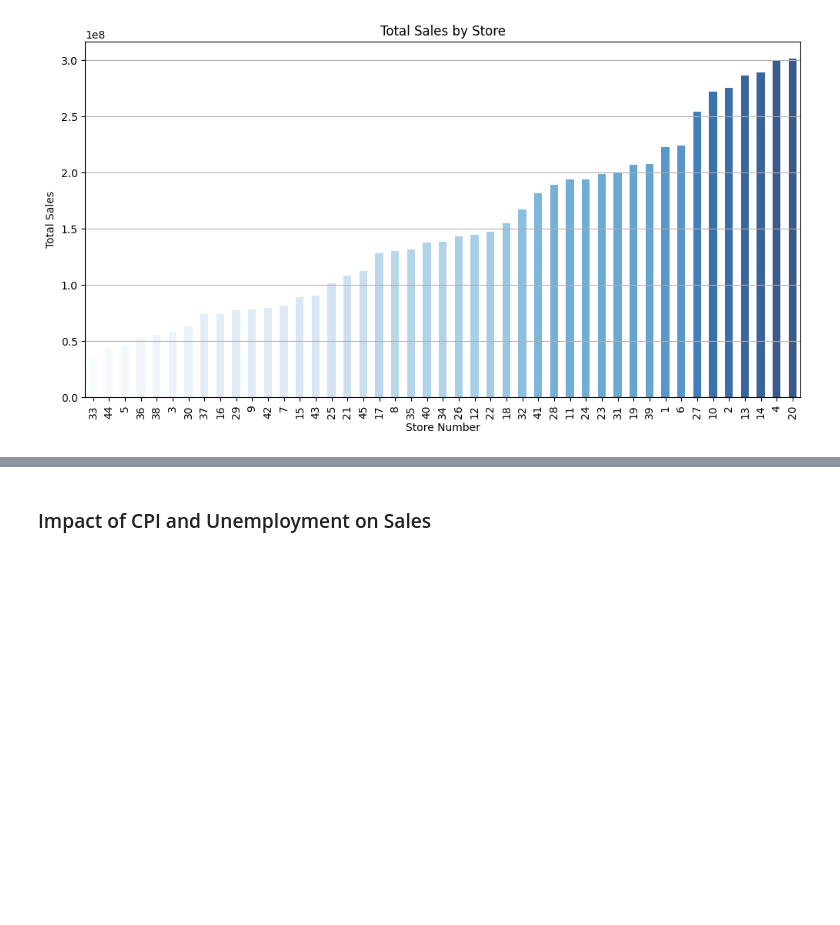
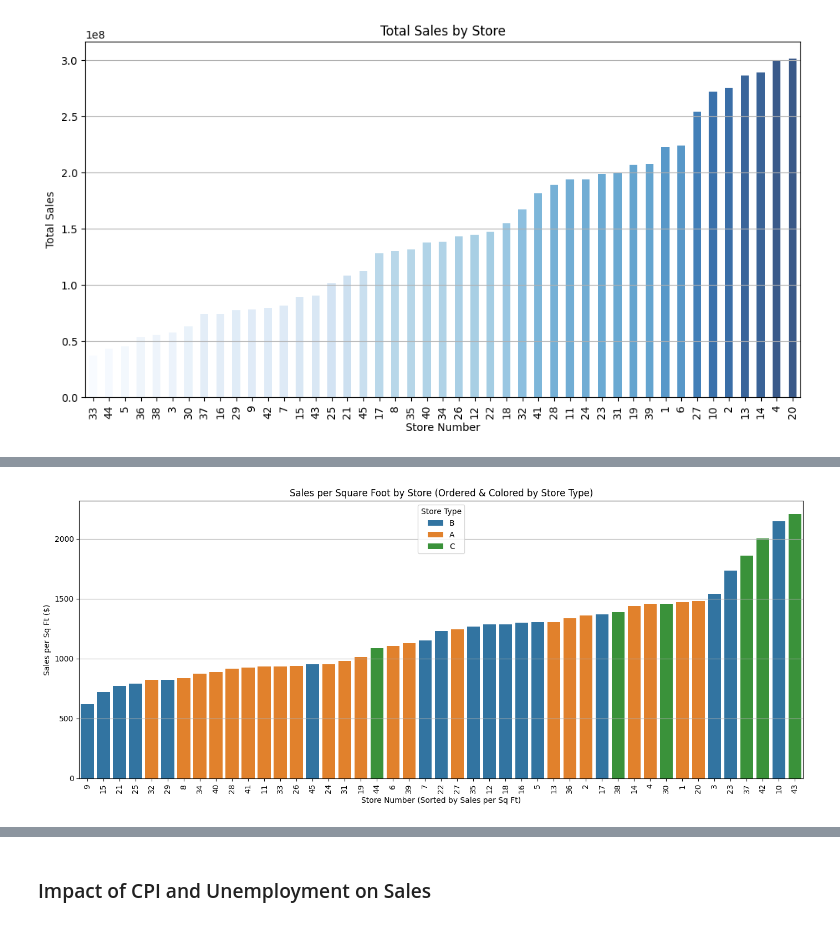
Before and after one commit to johnpospisil/walmart-sales, a Jupyter notebook: forecasting-walmart-sales.ipynb, the cells around one changed output, grey strips where cells are left out. Cells and saved outputs as stored; diff of their text form; code cells hidden in the pictures; blank space fills up the shorter version.

Commit message:
Add secondary visualizations.

```diff
--- a/forecasting-walmart-sales.ipynb
+++ b/forecasting-walmart-sales.ipynb
@@ -586,6 +586,10 @@ train = train.merge(stores, on="Store", how="left")
 # %%
 # Merge train with features on Store and Date
 train = train.merge(features, on=["Store", "Date"], how="left")
+# %%
+train_efficiency = train.groupby('Store', as_index=False)['Weekly_Sales'].sum()
+train_efficiency = train_efficiency.merge(stores[['Store', 'Size']], on='Store')
+train['Sales_per_sqft'] = train_efficiency['Weekly_Sales'] / train_efficiency['Size']
 # %%
 stores.head()
 # %% [output]
@@ -696,0 +714,37 @@ Observations:
+# %%
+import matplotlib.pyplot as plt
+import seaborn as sns
+
+# Step 1: Aggregate total sales and get unique store info
+store_summary = (
+    train.groupby("Store", as_index=False)
+         .agg({
+             "Weekly_Sales": "sum",
+             "Size": "first",
+             "Type": "first"
+         })
+)
+
+# Step 2: Calculate sales per square foot
+store_summary["Sales_per_sqft"] = store_summary["Weekly_Sales"] / store_summary["Size"]
+
+# Step 3: Sort by Sales_per_sqft and convert Store to categorical for ordered plotting
+store_summary.sort_values("Sales_per_sqft", inplace=True)
+store_summary["Store"] = store_summary["Store"].astype(str)  # Convert to string for better x-tick labels
+store_summary["Store"] = pd.Categorical(store_summary["Store"], categories=store_summary["Store"], ordered=True)
+
+# Step 4: Plot with sorted x-axis
+plt.figure(figsize=(14,6))
+sns.barplot(data=store_summary, x="Store", y="Sales_per_sqft", hue="Type", dodge=False)
+
+# Format plot
+plt.title("Sales per Square Foot by Store (Ordered & Colored by Store Type)")
+plt.xlabel("Store Number (Sorted by Sales per Sq Ft)")
+plt.ylabel("Sales per Sq Ft ($)")
+plt.xticks(rotation=90)
+plt.grid(axis='y')
+plt.legend(title="Store Type")
+plt.tight_layout()
+plt.show()
+# %% [output]
+[figure, added]
```
Also changed, not shown: parts of 9 cells of this notebook.
